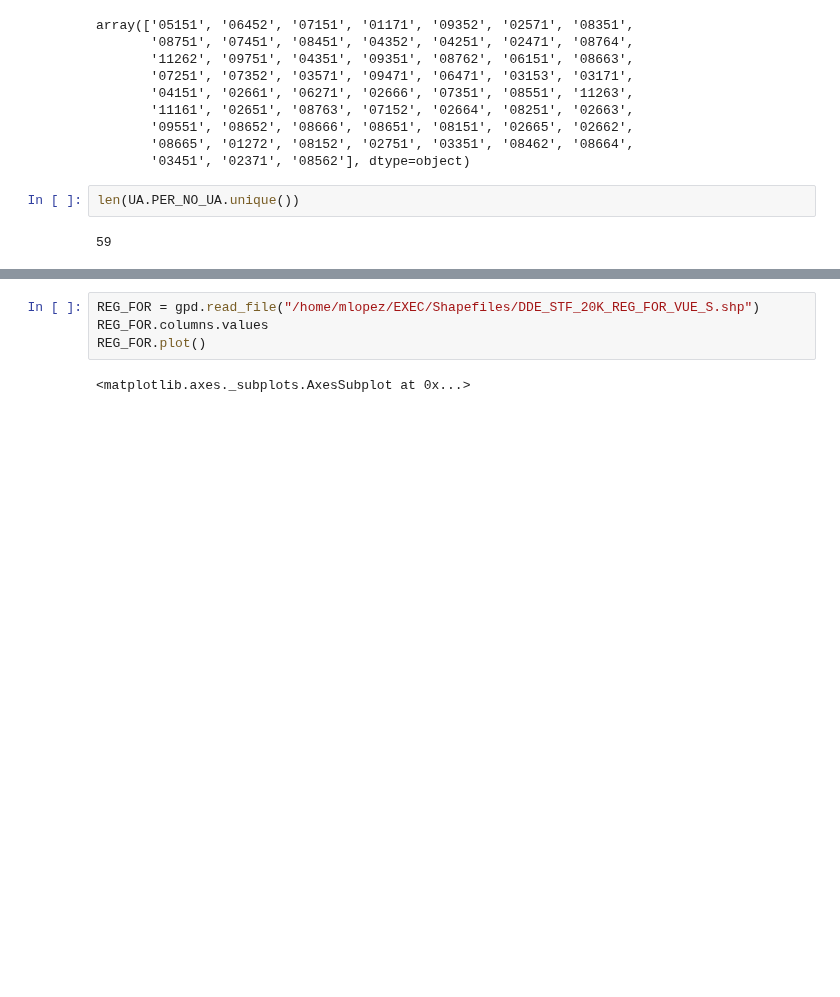
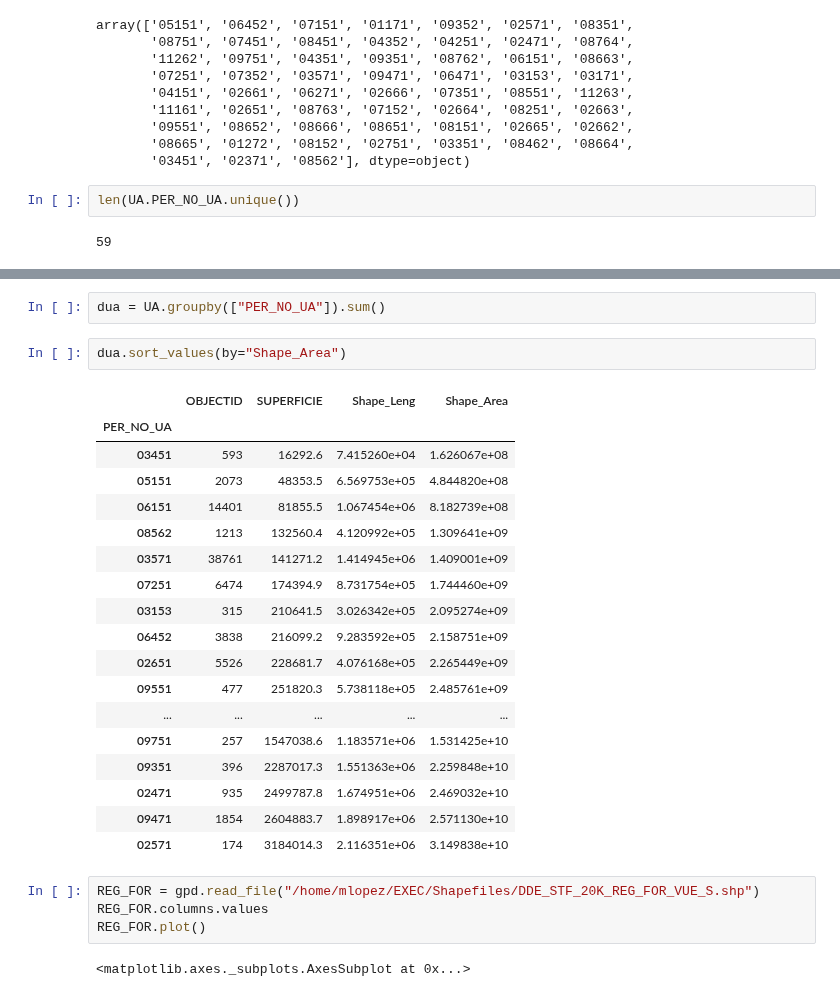
Before and after one commit to marinalopez2110/FistTemplateClimPort, a Jupyter notebook: Load shapefiles with Geopandas.ipynb, the cells around one changed output, grey strips where cells are left out. Saved outputs shown, nothing was run; the diff lists cells and outputs as text; blank space fills up the shorter version.

Commit message:
started loading files from data server folder. Failed for Access Got smalles areas for regions, subregions and UAs and sent to Eric from the MFFP

```diff
--- a/Load shapefiles with Geopandas.ipynb
+++ b/Load shapefiles with Geopandas.ipynb
@@ -267,6 +267,29 @@ UA.head()
 | 2 | 3 | 05151 | 2019-11-30 | 1657.5 | 32291.919692 | 1.662015e+07 | None | POLYGON ((-193739.910 157449.050,... |
 | 3 | 4 | 05151 | 2019-11-30 | 607.4 | 13026.651515 | 6.090346e+06 | None | POLYGON ((-215075.930 156607.180,... |
 | 4 | 5 | 05151 | 2019-11-30 | 827.2 | 14062.659393 | 8.279136e+06 | None | POLYGON ((-244562.940 205784.700,... |
+# %%
+dua = UA.groupby(["PER_NO_UA"]).sum()
+# %%
+dua.sort_values(by="Shape_Area")
+# %% [output]
+|  | OBJECTID | SUPERFICIE | Shape_Leng | Shape_Area |
+| PER_NO_UA |  |  |  |  |
+| 03451 | 593 | 16292.6 | 7.415260e+04 | 1.626067e+08 |
+| 05151 | 2073 | 48353.5 | 6.569753e+05 | 4.844820e+08 |
+| 06151 | 14401 | 81855.5 | 1.067454e+06 | 8.182739e+08 |
+| 08562 | 1213 | 132560.4 | 4.120992e+05 | 1.309641e+09 |
+| 03571 | 38761 | 141271.2 | 1.414945e+06 | 1.409001e+09 |
+| 07251 | 6474 | 174394.9 | 8.731754e+05 | 1.744460e+09 |
+| 03153 | 315 | 210641.5 | 3.026342e+05 | 2.095274e+09 |
+| 06452 | 3838 | 216099.2 | 9.283592e+05 | 2.158751e+09 |
+| 02651 | 5526 | 228681.7 | 4.076168e+05 | 2.265449e+09 |
+| 09551 | 477 | 251820.3 | 5.738118e+05 | 2.485761e+09 |
+| ... | ... | ... | ... | ... |
+| 09751 | 257 | 1547038.6 | 1.183571e+06 | 1.531425e+10 |
+| 09351 | 396 | 2287017.3 | 1.551363e+06 | 2.259848e+10 |
+| 02471 | 935 | 2499787.8 | 1.674951e+06 | 2.469032e+10 |
+| 09471 | 1854 | 2604883.7 | 1.898917e+06 | 2.571130e+10 |
+| 02571 | 174 | 3184014.3 | 2.116351e+06 | 3.149838e+10 |
 # %%
 REG_FOR = gpd.read_file("/home/mlopez/EXEC/Shapefiles/DDE_STF_20K_REG_FOR_VUE_S.shp")
 REG_FOR.columns.values
```
Also changed, not shown: 2 other files.
